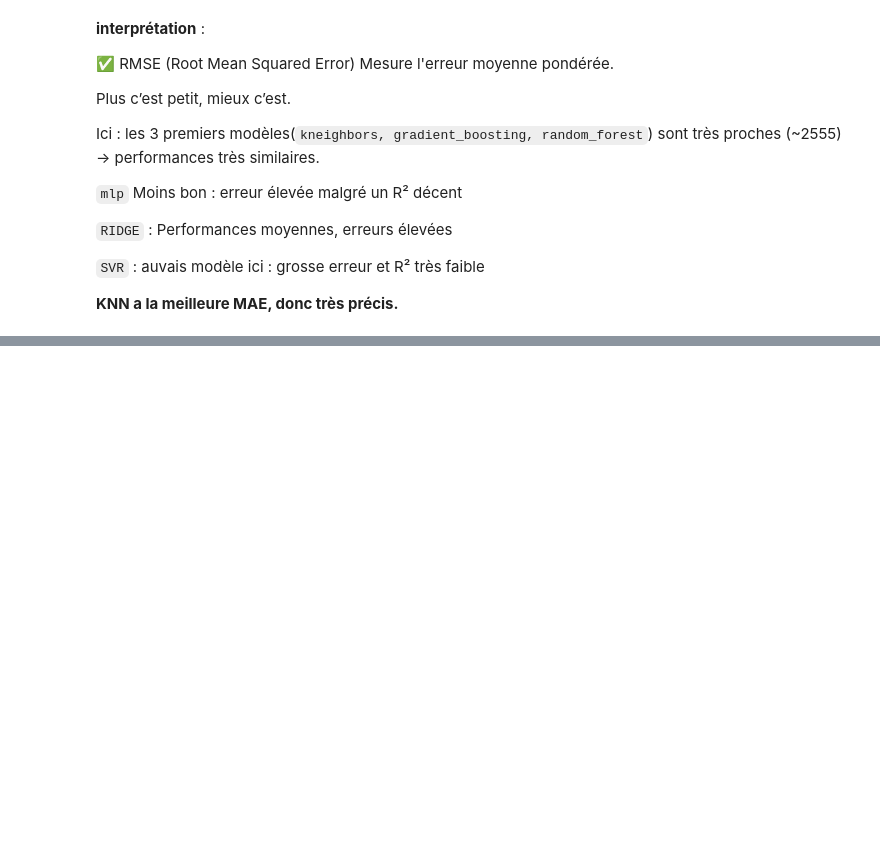
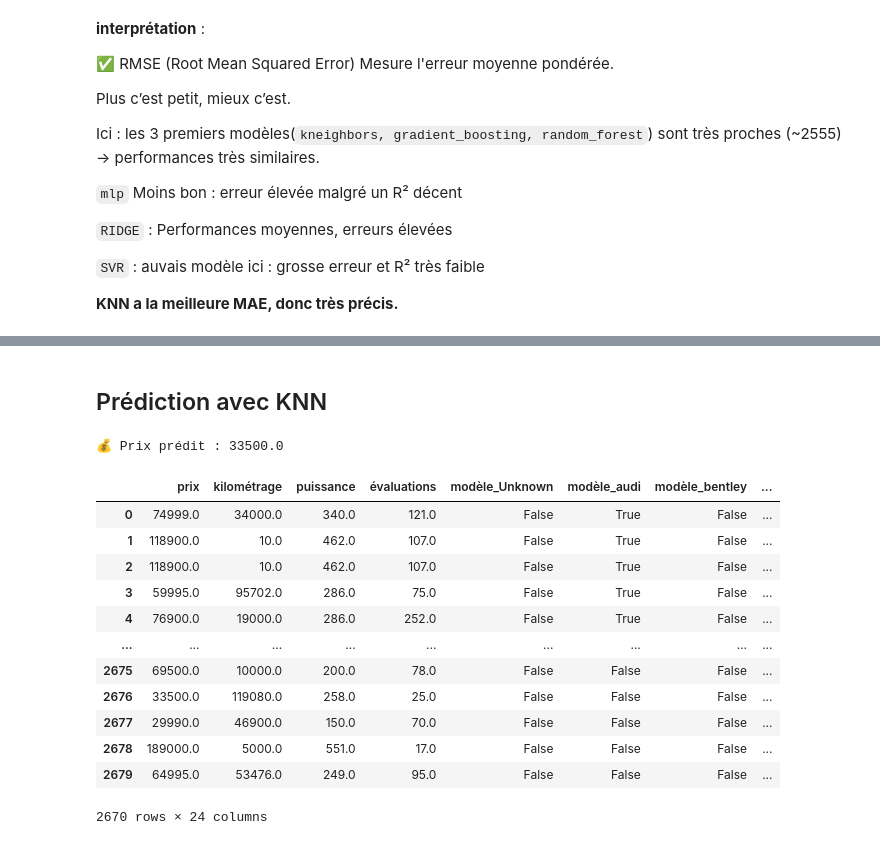
Before and after one commit to nazif96/Car-price, a Jupyter notebook: ML.ipynb, the cells around one changed output, grey strips where cells are left out. Drawn from its saved outputs; the diff is of its cells as text; code cells hidden in the pictures; blank space fills up the shorter version.

```diff
--- a/ML.ipynb
+++ b/ML.ipynb
@@ -278,0 +345,32 @@ Ici : les 3 premiers modèles(`kneighbors, gradient_boosting, random_forest`) so
+# %% [markdown]
+## Prédiction avec KNN
+# %%
+from machine_learning.price_prediction import predict_price
+
+voiture_exemple = {
+    'modèle': 'modèle_volkswagen',
+    'kilométrage': 119080,
+    'puissance': 258,
+    'transmission_Boîte automatique': True
+}
+
+prix_predit = predict_price(modele_knn, voiture_exemple, X_test.columns)
+print("💰 Prix prédit :", round(prix_predit, 2))
+# %% [output]
+💰 Prix prédit : 33500.0
+# %%
+df
+# %% [output]
+|  | prix | kilométrage | puissance | évaluations | modèle_Unknown | modèle_audi | modèle_bentley | ... |
+| 0 | 74999.0 | 34000.0 | 340.0 | 121.0 | False | True | False | ... |
+| 1 | 118900.0 | 10.0 | 462.0 | 107.0 | False | True | False | ... |
+| 2 | 118900.0 | 10.0 | 462.0 | 107.0 | False | True | False | ... |
+| 3 | 59995.0 | 95702.0 | 286.0 | 75.0 | False | True | False | ... |
+| 4 | 76900.0 | 19000.0 | 286.0 | 252.0 | False | True | False | ... |
+| ... | ... | ... | ... | ... | ... | ... | ... | ... |
+| 2675 | 69500.0 | 10000.0 | 200.0 | 78.0 | False | False | False | ... |
+| 2676 | 33500.0 | 119080.0 | 258.0 | 25.0 | False | False | False | ... |
+| 2677 | 29990.0 | 46900.0 | 150.0 | 70.0 | False | False | False | ... |
+| 2678 | 189000.0 | 5000.0 | 551.0 | 17.0 | False | False | False | ... |
+| 2679 | 64995.0 | 53476.0 | 249.0 | 95.0 | False | False | False | ... |
+2670 rows × 24 columns
```
Also changed, not shown: parts of 8 cells of this notebook, 4 other files.
